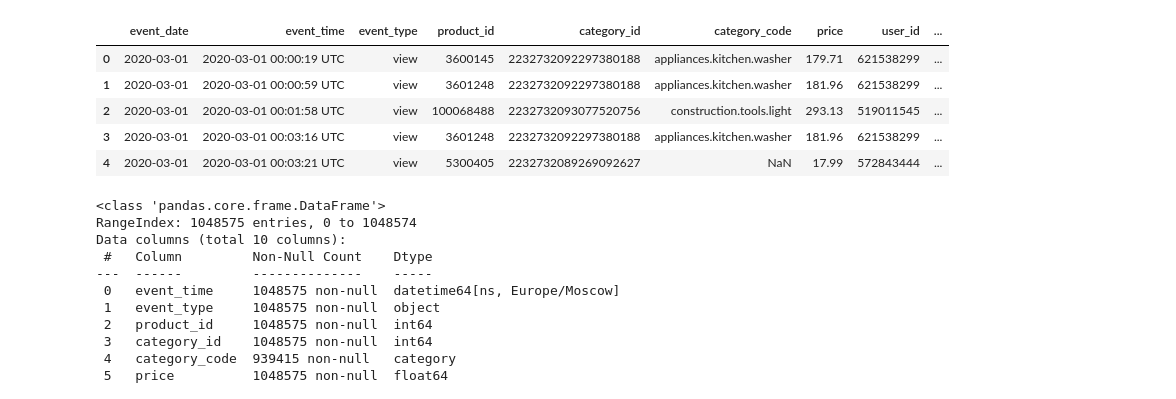
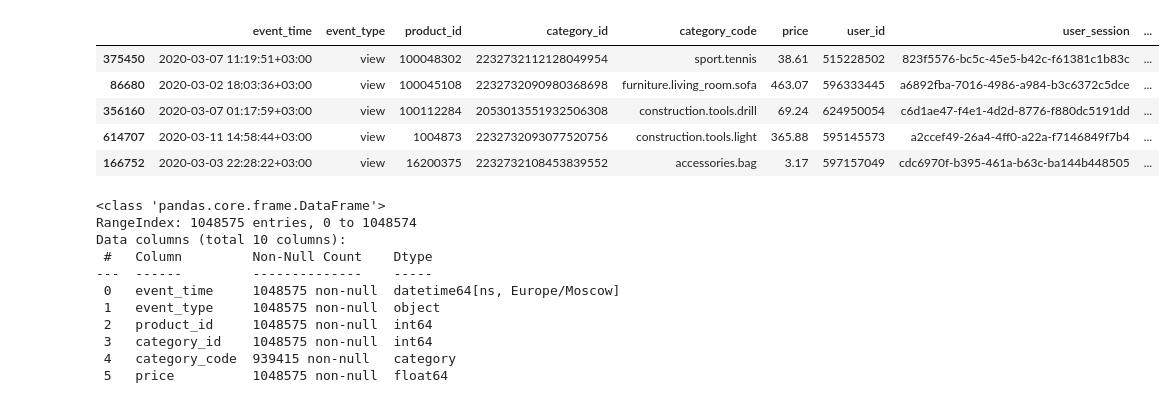
Before and after one commit to Vladislavbro/retail-analysis, a Jupyter notebook: main.ipynb, the cells around one changed output. Cells and saved outputs as stored; diff of their text form; code cells hidden in the pictures.

```diff
--- a/main.ipynb
+++ b/main.ipynb
@@ -8,14 +8,14 @@ from plotly.subplots import make_subplots
 # %%
 df = pd.read_csv('data/event_data.csv')
 # %%
-df.head()
+df.sample(5)
 # %% [output]
-|  | event_date | event_time | event_type | product_id | category_id | category_code | price | user_id | ... |
-| 0 | 2020-03-01 | 2020-03-01 00:00:19 UTC | view | 3600145 | 2232732092297380188 | appliances.kitchen.washer | 179.71 | 621538299 | ... |
-| 1 | 2020-03-01 | 2020-03-01 00:00:59 UTC | view | 3601248 | 2232732092297380188 | appliances.kitchen.washer | 181.96 | 621538299 | ... |
-| 2 | 2020-03-01 | 2020-03-01 00:01:58 UTC | view | 100068488 | 2232732093077520756 | construction.tools.light | 293.13 | 519011545 | ... |
-| 3 | 2020-03-01 | 2020-03-01 00:03:16 UTC | view | 3601248 | 2232732092297380188 | appliances.kitchen.washer | 181.96 | 621538299 | ... |
-| 4 | 2020-03-01 | 2020-03-01 00:03:21 UTC | view | 5300405 | 2232732089269092627 | NaN | 17.99 | 572843444 | ... |
+|  | event_time | event_type | product_id | category_id | category_code | price | user_id | user_session | ... |
+| 375450 | 2020-03-07 11:19:51+03:00 | view | 100048302 | 2232732112128049954 | sport.tennis | 38.61 | 515228502 | 823f5576-bc5c-45e5-b42c-f61381c1b83c | ... |
+| 86680 | 2020-03-02 18:03:36+03:00 | view | 100045108 | 2232732090980368698 | furniture.living_room.sofa | 463.07 | 596333445 | a6892fba-7016-4986-a984-b3c6372c5dce | ... |
+| 356160 | 2020-03-07 01:17:59+03:00 | view | 100112284 | 2053013551932506308 | construction.tools.drill | 69.24 | 624950054 | c6d1ae47-f4e1-4d2d-8776-f880dc5191dd | ... |
+| 614707 | 2020-03-11 14:58:44+03:00 | view | 1004873 | 2232732093077520756 | construction.tools.light | 365.88 | 595145573 | a2ccef49-26a4-4ff0-a22a-f7146849f7b4 | ... |
+| 166752 | 2020-03-03 22:28:22+03:00 | view | 16200375 | 2232732108453839552 | accessories.bag | 3.17 | 597157049 | cdc6970f-b395-461a-b63c-ba144b448505 | ... |
 # %%
 df.info()
 # %% [output]
```
Also changed, not shown: parts of 10 cells of this notebook.
